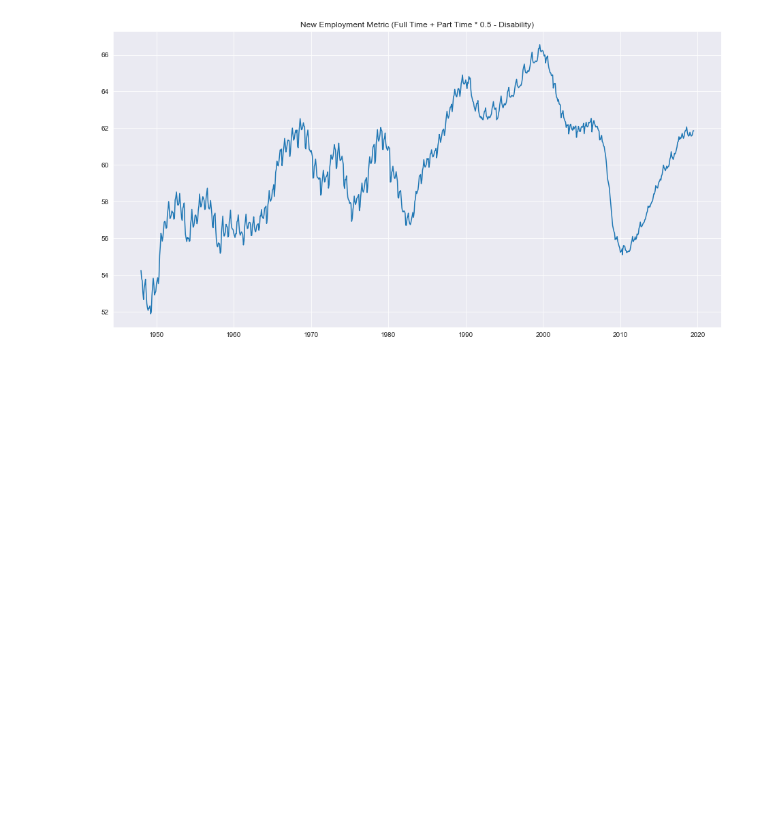
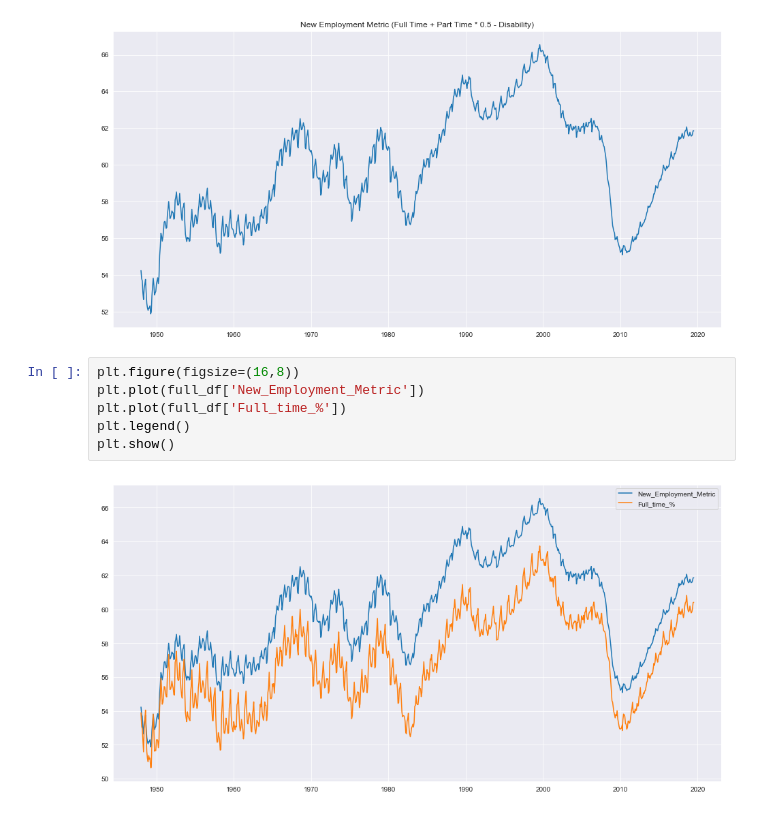
Before and after one commit to zapatos24/Employment_Prediction_LSTM_NN, a Jupyter notebook: mod_7_project.ipynb, the cells around one changed output. Drawn from its saved outputs; the diff is of its cells as text; blank space fills up the shorter version.

Commit message:
new employment vs full time

```diff
--- a/mod_7_project.ipynb
+++ b/mod_7_project.ipynb
@@ -1242,3 +1242,11 @@ plt.title('New Employment Metric (Full Time + Part Time * 0.5 - Disability)')
 # %% [output]
 Text(0.5, 1.0, 'New Employment Metric (Full Time + Part Time * 0.5 - Disability)')
 [figure]
+# %%
+plt.figure(figsize=(16,8))
+plt.plot(full_df['New_Employment_Metric'])
+plt.plot(full_df['Full_time_%'])
+plt.legend()
+plt.show()
+# %% [output]
+[figure, added]
```
